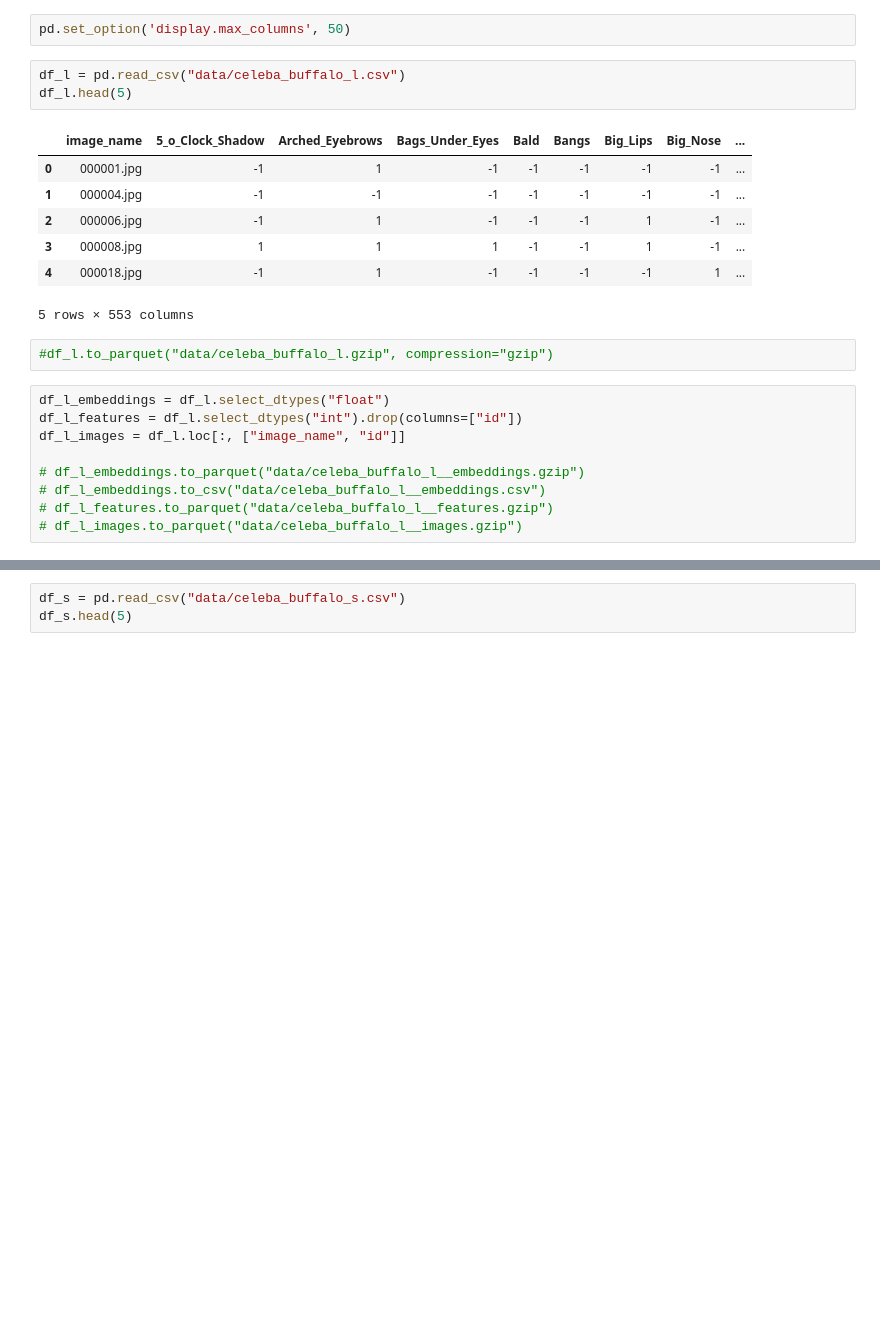
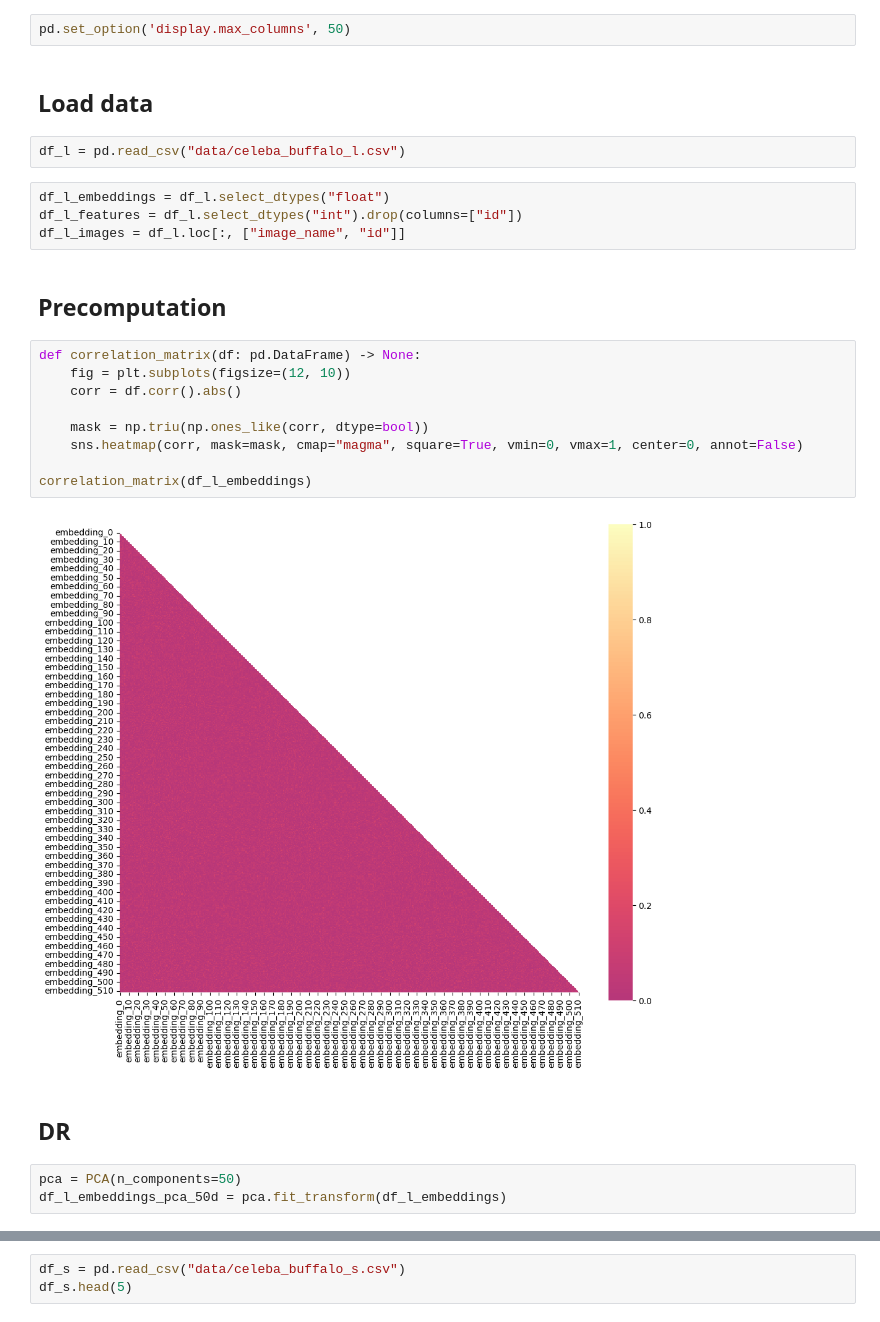
Before and after one commit to Mathieu-R/ldata2010_celeba_visualizer, a Jupyter notebook: eda.ipynb, the cells around one changed output, grey strips where cells are left out. Saved outputs shown, nothing was run; the diff lists cells and outputs as text; blank space fills up the shorter version.

```diff
--- a/eda.ipynb
+++ b/eda.ipynb
@@ -7,24 +11,28 @@ import matplotlib.pyplot as plt
 # %%
 pd.set_option('display.max_columns', 50)
+# %% [markdown]
+## Load data
 # %%
 df_l = pd.read_csv("data/celeba_buffalo_l.csv")
-df_l.head(5)
-# %% [output]
-|  | image_name | 5_o_Clock_Shadow | Arched_Eyebrows | Bags_Under_Eyes | Bald | Bangs | Big_Lips | Big_Nose | ... |
-| 0 | 000001.jpg | -1 | 1 | -1 | -1 | -1 | -1 | -1 | ... |
-| 1 | 000004.jpg | -1 | -1 | -1 | -1 | -1 | -1 | -1 | ... |
-| 2 | 000006.jpg | -1 | 1 | -1 | -1 | -1 | 1 | -1 | ... |
-| 3 | 000008.jpg | 1 | 1 | 1 | -1 | -1 | 1 | -1 | ... |
-| 4 | 000018.jpg | -1 | 1 | -1 | -1 | -1 | -1 | 1 | ... |
-5 rows × 553 columns
-# %%
-#df_l.to_parquet("data/celeba_buffalo_l.gzip", compression="gzip")
 # %%
 df_l_embeddings = df_l.select_dtypes("float")
 df_l_features = df_l.select_dtypes("int").drop(columns=["id"])
 df_l_images = df_l.loc[:, ["image_name", "id"]]
-
-# df_l_embeddings.to_parquet("data/celeba_buffalo_l__embeddings.gzip")
-# df_l_embeddings.to_csv("data/celeba_buffalo_l__embeddings.csv")
-# df_l_features.to_parquet("data/celeba_buffalo_l__features.gzip")
-# df_l_images.to_parquet("data/celeba_buffalo_l__images.gzip")
+# %% [markdown]
+## Precomputation
+# %%
+def correlation_matrix(df: pd.DataFrame) -> None:
+	fig = plt.subplots(figsize=(12, 10))
+	corr = df.corr().abs()
+
+	mask = np.triu(np.ones_like(corr, dtype=bool))
+	sns.heatmap(corr, mask=mask, cmap="magma", square=True, vmin=0, vmax=1, center=0, annot=False)
+
+correlation_matrix(df_l_embeddings)
+# %% [output]
+[figure, added]
+# %% [markdown]
+## DR
+# %%
+pca = PCA(n_components=50)
+df_l_embeddings_pca_50d = pca.fit_transform(df_l_embeddings)
```
Also changed, not shown: parts of 6 cells of this notebook, 2 other files.
